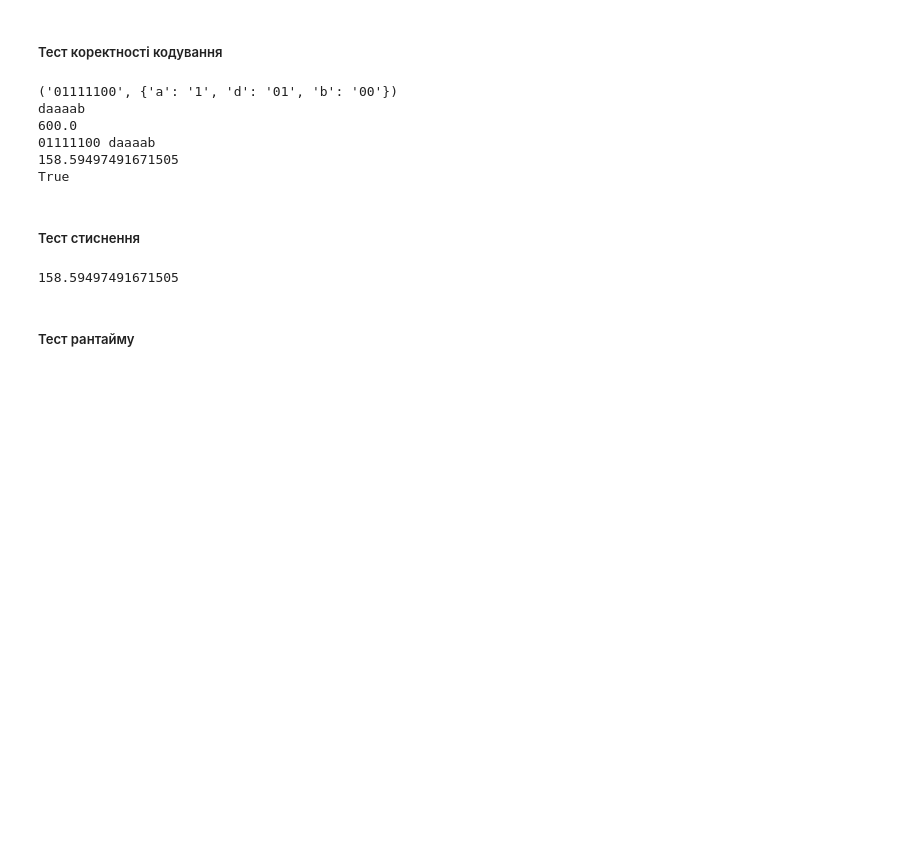
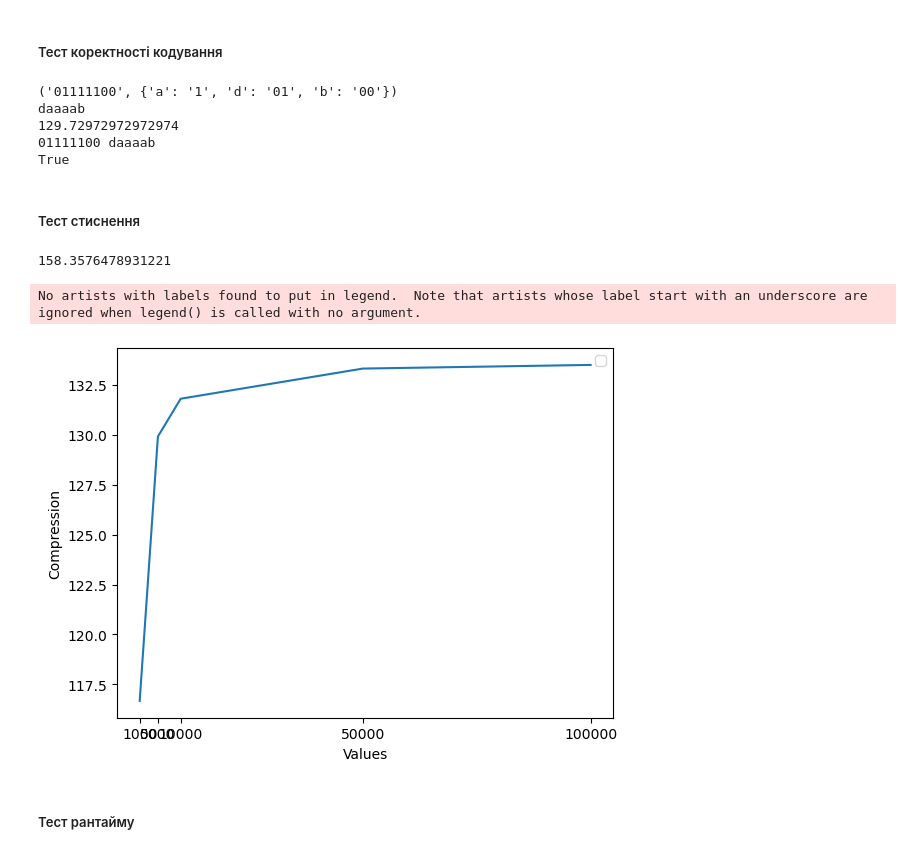
Before and after one commit to n1n1n1q/Coding-Algorithms, a Jupyter notebook: CodingAlgorithms.ipynb, the cells around one changed output. Cells and saved outputs as stored; diff of their text form; code cells hidden in the pictures; blank space fills up the shorter version.

```diff
--- a/CodingAlgorithms.ipynb
+++ b/CodingAlgorithms.ipynb
@@ -49,6 +96,14 @@ def test_multiple(functions,VALS,ITERATIONS,symbols,names):
     plt.legend()
     plt.xticks(VALS)
     plt.show()
+# %%
+def compression_graph(vals,compressed):
+    plt.xlabel('Values')
+    plt.ylabel('Compression')
+    plt.plot(vals,compressed)
+    plt.legend()
+    plt.xticks(vals)
+    plt.show()
 # %% [markdown]
 # Алгоритм Гаффмана
 # %% [markdown]
@@ -146,23 +202,36 @@ g=Huffman()
 data="daaaab"
 print(g.encode(data))
 print(g.decode(*g.encode(data)))
-print(Huffman.calculate_compression(g.encode(data)[0], data))
+print(Huffman.calculate_compression(*g.encode(data), data))
 print(g.encode(data)[0],data)
 encoded=g.encode(eneida)
 print(g.decode(*encoded)==eneida)
 # %% [output]
 ('01111100', {'a': '1', 'd': '01', 'b': '00'})
 daaaab
-600.0
+129.72972972972974
 01111100 daaaab
-158.59497491671505
 True
 # %% [markdown]
 ##### Тест стиснення
 # %%
-print(Huffman.calculate_compression(encoded[0], eneida))
+print(Huffman.calculate_compression(*encoded, eneida))
 # %% [output]
-158.59497491671505
+158.3576478931221
+# %%
+huff=Huffman()
+values=[
+    random_generated_sequence(SYMBOLS,1000),
+    random_generated_sequence(SYMBOLS,5000),
+    random_generated_sequence(SYMBOLS,10000),
+    random_generated_sequence(SYMBOLS,50000),
+    random_generated_sequence(SYMBOLS,100000)
+    ]
+compress=[huff.calculate_compression(*huff.encode(i),i) for i in values]
+compression_graph([len(i) for i in values],compress)
+# %% [output]
+No artists with labels found to put in legend.  Note that artists whose label start with an underscore are ignored when legend() is called with no argument.
+[figure, added]
 # %% [markdown]
 ##### Тест рантайму
 # %%
```
Also changed, not shown: parts of 27 cells of this notebook.
